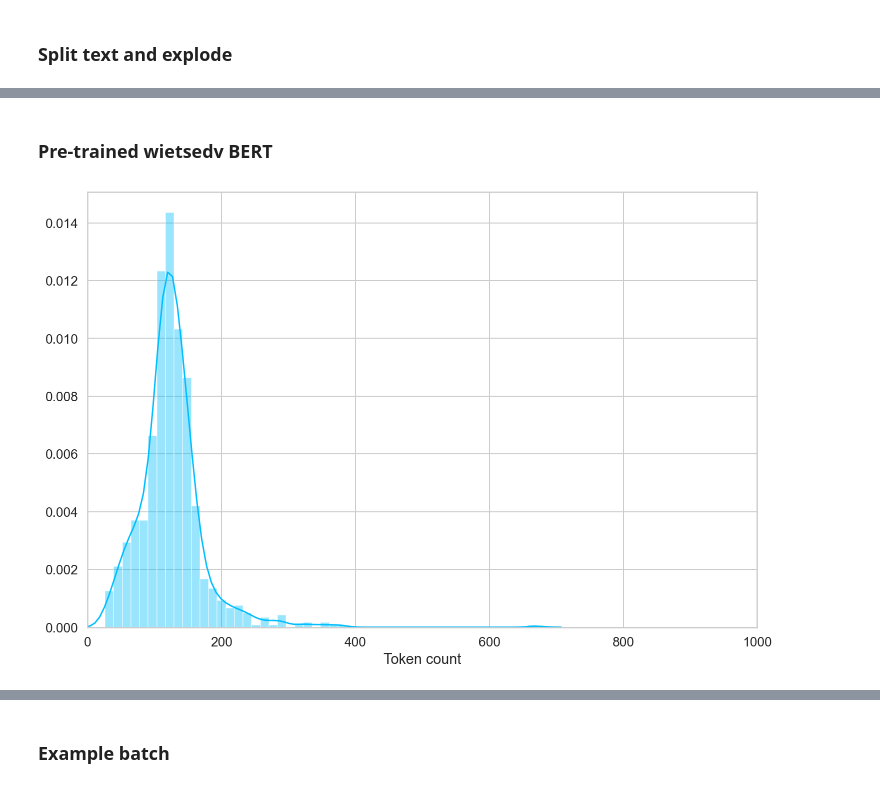
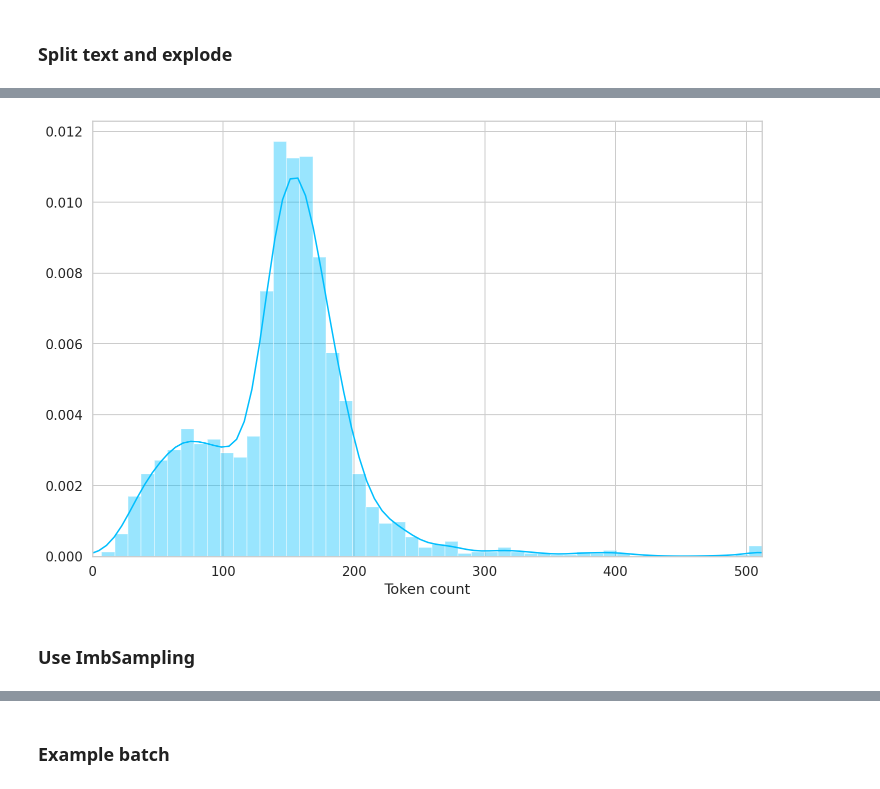
Before and after one commit to UtrechtUniversity/hist-aware, a Jupyter notebook: notebooks/sentiment_analysis_BERT.ipynb, the cells around one changed output, grey strips where cells are left out. Cells and saved outputs as stored; diff of their text form; code cells hidden in the pictures.

```diff
--- a/notebooks/sentiment_analysis_BERT.ipynb
+++ b/notebooks/sentiment_analysis_BERT.ipynb
@@ -60,0 +79,7 @@ LEN_SENTS = 75
+# %%
+df = pd.concat([gas, olie, kool], ignore_index=True)
+df.text.replace('', np.nan, inplace=True)
+df.dropna(subset=['text'], inplace=True)
+df.sentiment.replace('', np.nan, inplace=True)
+df.dropna(subset=['sentiment'], inplace=True)
+df.shape
@@ -63,5 +89,0 @@ LEN_SENTS = 75
-# %%
-df = pd.read_csv("sentiment/edo_1990s_gas_labeled.csv")
-df = df[df.energy == "Y"]
-
-wandb.config.dataset = "edo_1990s_gas_labeled"
@@ -138,6 +148,9 @@ def splitter(s, n):
 # %%
 df["text_split"] = df["text"].apply(sent_tokenize)
 df["text_split"] = df["text_split"].apply(unite, n = LEN_SENTS)
-
+df.text_split.replace([], np.nan, inplace=True)
+df.dropna(subset=['text_split'], inplace=True)
+# Cancel all text_split == 0
+df.drop(df[df.text_split.map(len) == 0].index, inplace=True)
 # Currently not splitting the cleaned sentences
 #df["text_clean_split"] = df["text_clean"].apply(splitter, n = LEN_SENTS)
@@ -168,2 +181,0 @@ df.shape
-# %% [markdown]
-### Pre-trained wietsedv BERT
@@ -174,14 +182,14 @@ tokenizer = BertTokenizer.from_pretrained(PRE_TRAINED_MODEL_NAME)
 # %%
 token_lens = []
 for txt in df.text_split:
-    tokens = tokenizer.encode(txt, max_length=1000)
+    tokens = tokenizer.encode(txt, max_length=512)
     token_lens.append(len(tokens))
 # %%
 sns.distplot(token_lens)
-plt.xlim([0, 1000]);
+plt.xlim([0, 512]);
 plt.xlabel('Token count');
 # %% [output]
-[figure, old version]
+[figure, new version]
 # %%
 class HADataset(Dataset):
     # Characterizes a dataset for Pytorch
@@ -241,3 +249,5 @@ def create_data_loader(df, tokenizer, batch_size, num_workers):
         batch_size,
         num_workers
       )
+# %% [markdown]
+### Use ImbSampling
```
Also changed, not shown: parts of 51 cells of this notebook, 3 other files.
